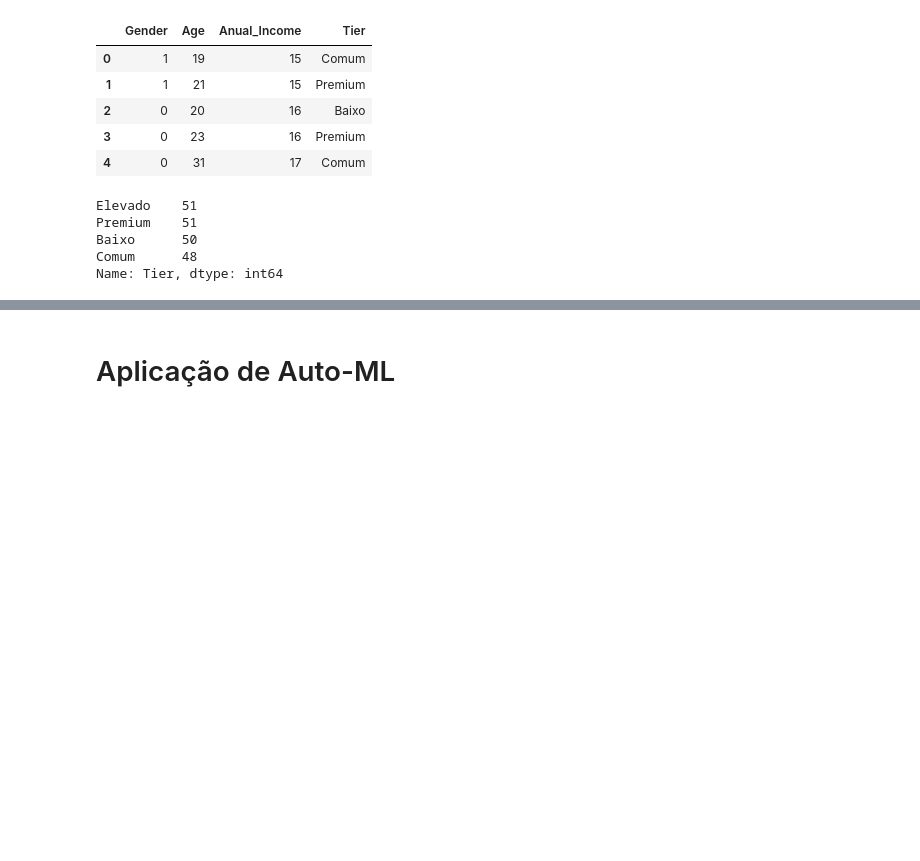
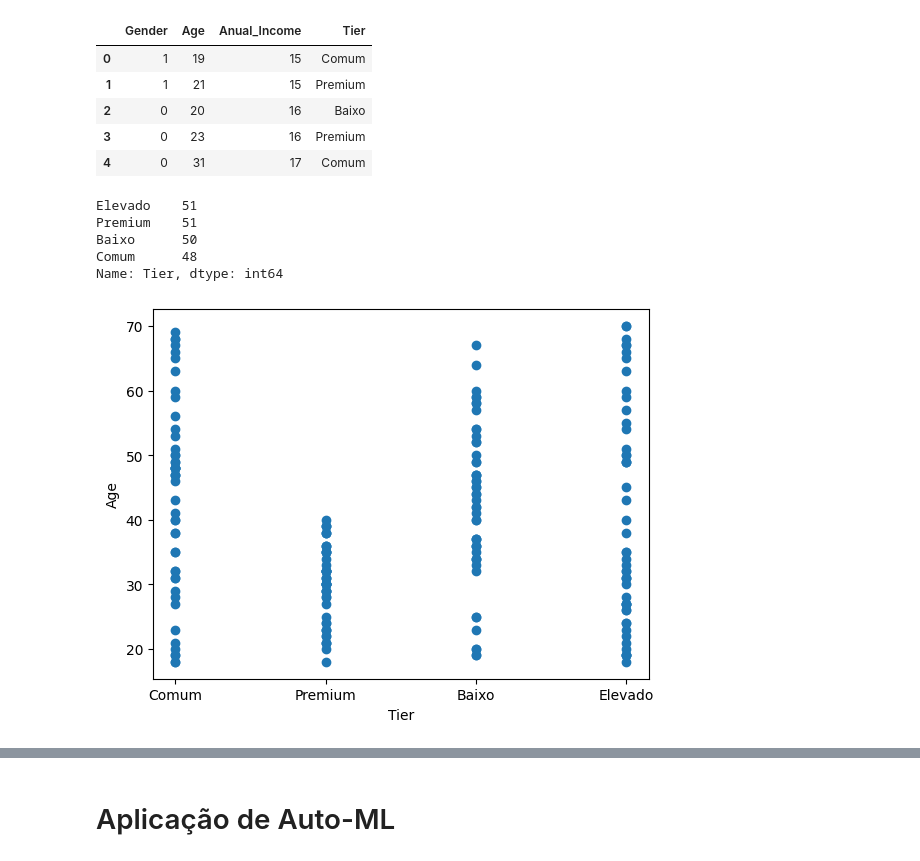
Before and after one commit to Pablo-RLV/Inteli-M7, a Jupyter notebook: Ponderada3/Ponderada3.ipynb, the cells around one changed output, grey strips where cells are left out. Cells and saved outputs as stored; diff of their text form; code cells hidden in the pictures; blank space fills up the shorter version.

```diff
--- a/Ponderada3/Ponderada3.ipynb
+++ b/Ponderada3/Ponderada3.ipynb
@@ -126,3 +152,15 @@ Premium    51
 Baixo      50
 Comum      48
 Name: Tier, dtype: int64
+# %%
+import matplotlib.pyplot as plt
+
+y = df["Age"]
+x = df["Tier"]
+
+plt.scatter(x, y)
+plt.ylabel("Age")
+plt.xlabel("Tier")
+plt.show()
+# %% [output]
+[figure, added]
```
Also changed, not shown: parts of 7 cells of this notebook.
